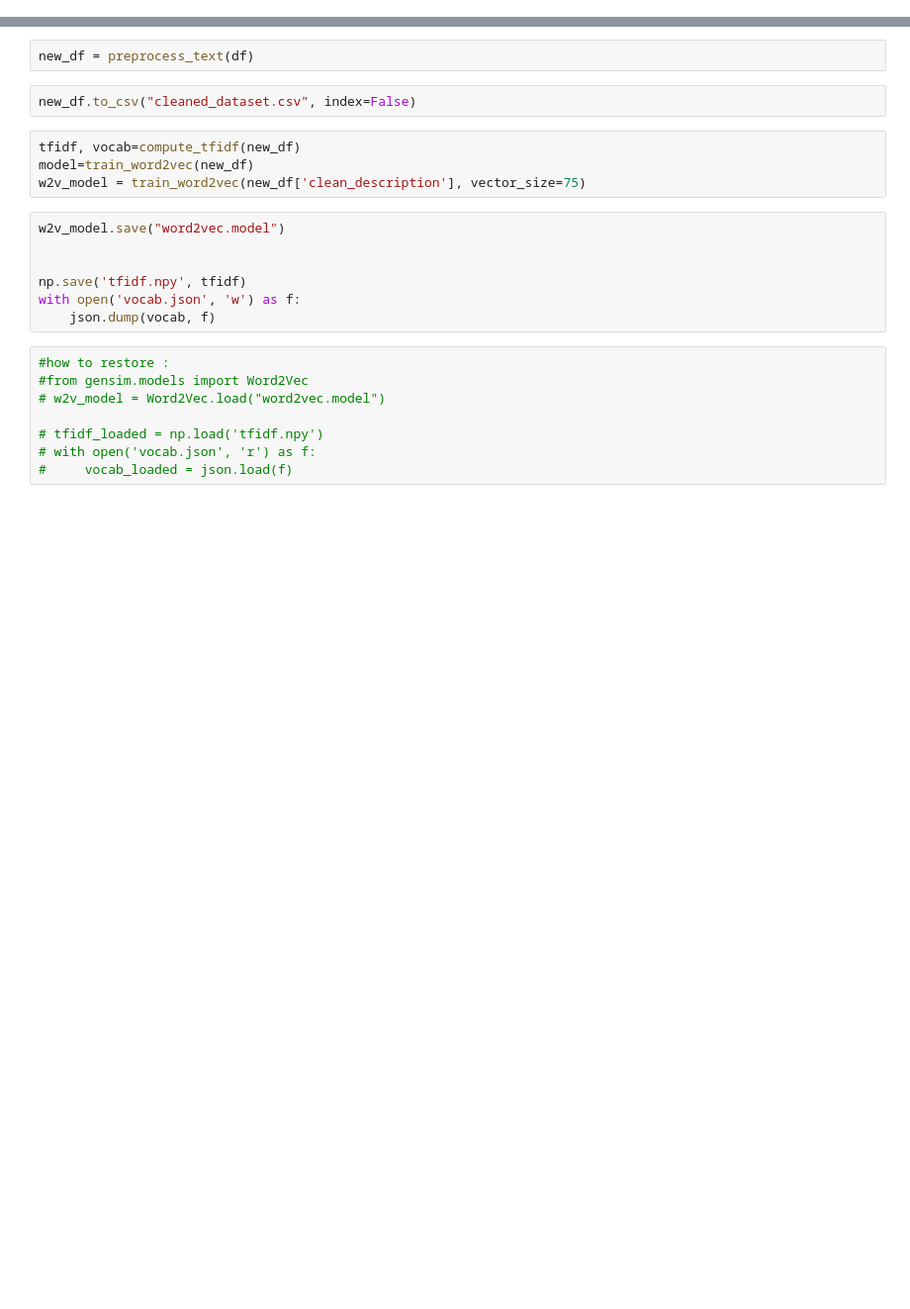
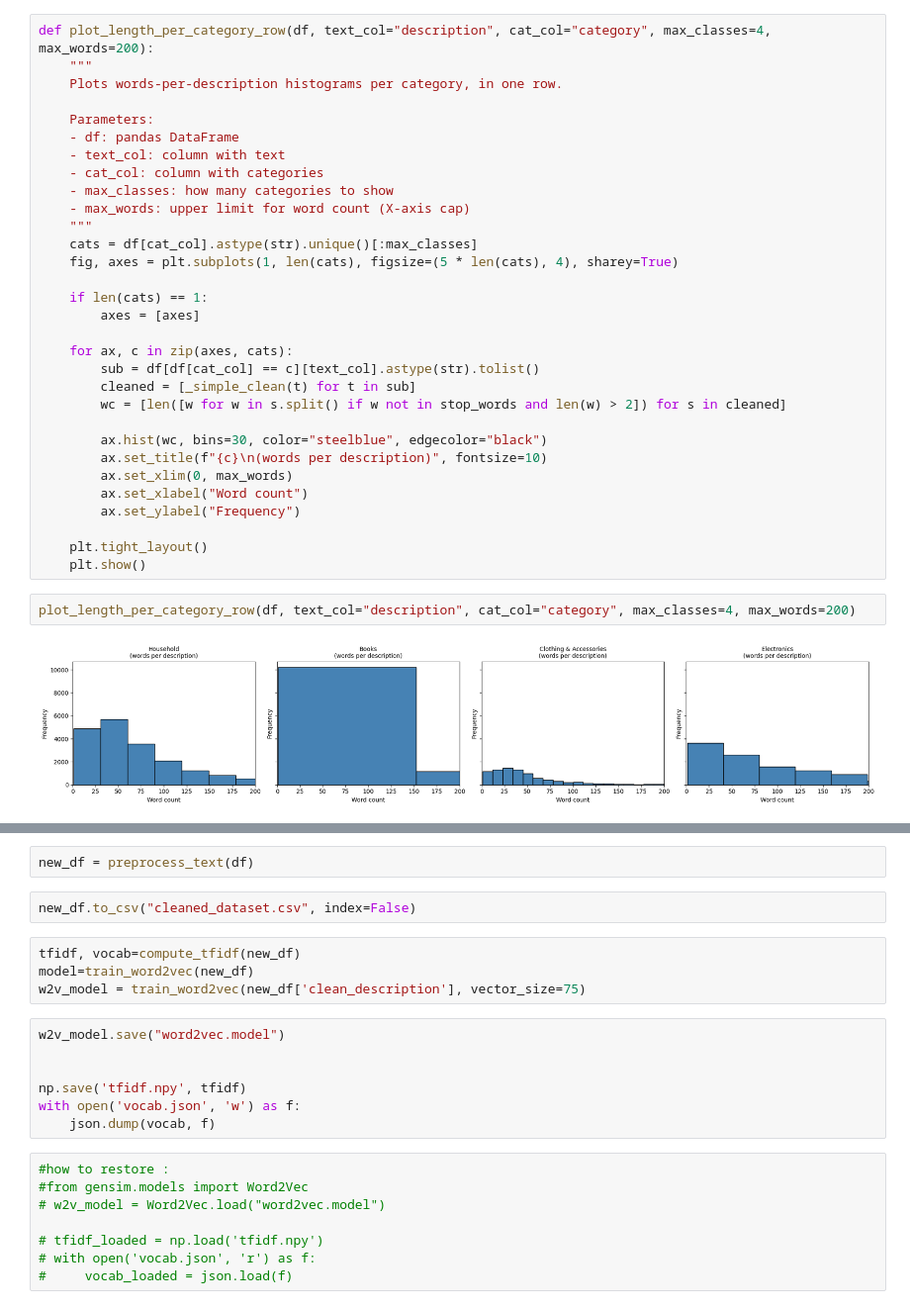
Before and after one commit to AlirezaSaffar/ecommerce-text-classifier, a Jupyter notebook: main.ipynb, the cells around one changed output, grey strips where cells are left out. Shown at 99% size. Cells and saved outputs as stored; diff of their text form; blank space fills up the shorter version.

```diff
--- a/main.ipynb
+++ b/main.ipynb
@@ -87,0 +231,35 @@ Downloading ecommerce-text-classification.zip to ./ecommerce-text-classification
+# %%
+def plot_length_per_category_row(df, text_col="description", cat_col="category", max_classes=4, max_words=200):
+    """
+    Plots words-per-description histograms per category, in one row.
+
+    Parameters:
+    - df: pandas DataFrame
+    - text_col: column with text
+    - cat_col: column with categories
+    - max_classes: how many categories to show
+    - max_words: upper limit for word count (X-axis cap)
+    """
+    cats = df[cat_col].astype(str).unique()[:max_classes]
+    fig, axes = plt.subplots(1, len(cats), figsize=(5 * len(cats), 4), sharey=True)
+
+    if len(cats) == 1:
+        axes = [axes]
+
+    for ax, c in zip(axes, cats):
+        sub = df[df[cat_col] == c][text_col].astype(str).tolist()
+        cleaned = [_simple_clean(t) for t in sub]
+        wc = [len([w for w in s.split() if w not in stop_words and len(w) > 2]) for s in cleaned]
+
+        ax.hist(wc, bins=30, color="steelblue", edgecolor="black")
+        ax.set_title(f"{c}\n(words per description)", fontsize=10)
+        ax.set_xlim(0, max_words)
+        ax.set_xlabel("Word count")
+        ax.set_ylabel("Frequency")
+
+    plt.tight_layout()
+    plt.show()
+# %%
+plot_length_per_category_row(df, text_col="description", cat_col="category", max_classes=4, max_words=200)
+# %% [output]
+[figure, added]
```
Also changed, not shown: parts of 21 cells of this notebook.
